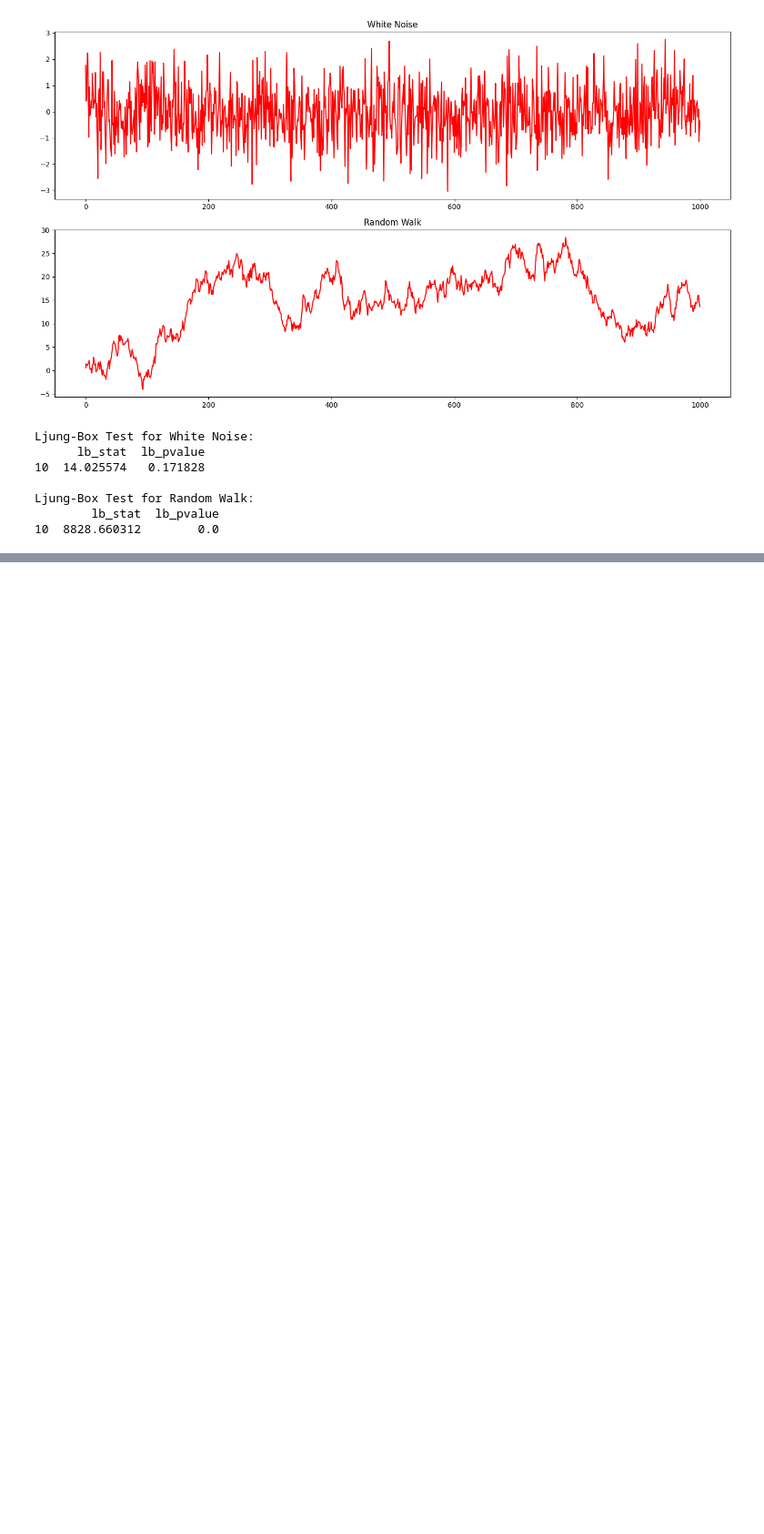
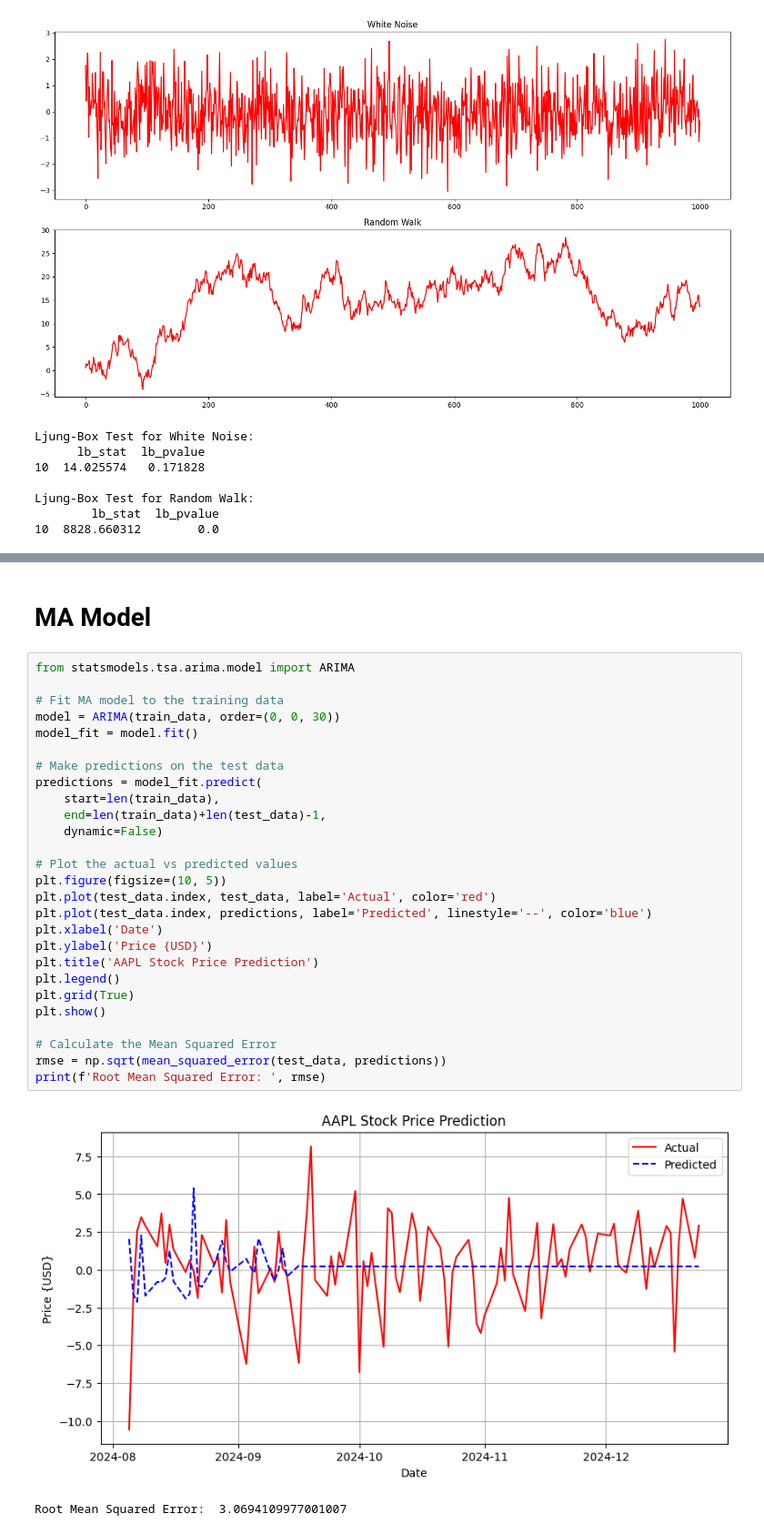
Before and after one commit to snehpatel38/Time-Series, a Jupyter notebook: one.ipynb, the cells around one changed output, grey strips where cells are left out. Shown at 91% size. Cells and saved outputs as stored; diff of their text form; blank space fills up the shorter version.

```diff
--- a/one.ipynb
+++ b/one.ipynb
@@ -463,0 +512,32 @@ Ljung-Box Test for Random Walk:
+# %% [markdown]
+# MA Model
+# %%
+from statsmodels.tsa.arima.model import ARIMA
+
+# Fit MA model to the training data
+model = ARIMA(train_data, order=(0, 0, 30))
+model_fit = model.fit()
+
+# Make predictions on the test data
+predictions = model_fit.predict(
+    start=len(train_data),
+    end=len(train_data)+len(test_data)-1,
+    dynamic=False)
+
+# Plot the actual vs predicted values
+plt.figure(figsize=(10, 5))
+plt.plot(test_data.index, test_data, label='Actual', color='red')
+plt.plot(test_data.index, predictions, label='Predicted', linestyle='--', color='blue')
+plt.xlabel('Date')
+plt.ylabel('Price {USD}')
+plt.title('AAPL Stock Price Prediction')
+plt.legend()
+plt.grid(True)
+plt.show()
+
+# Calculate the Mean Squared Error
+rmse = np.sqrt(mean_squared_error(test_data, predictions))
+print(f'Root Mean Squared Error: ', rmse)
+# %% [output]
+[figure, added]
+Root Mean Squared Error:  3.0694109977001007
```
Also changed, not shown: parts of 65 cells of this notebook, 2 other files.
